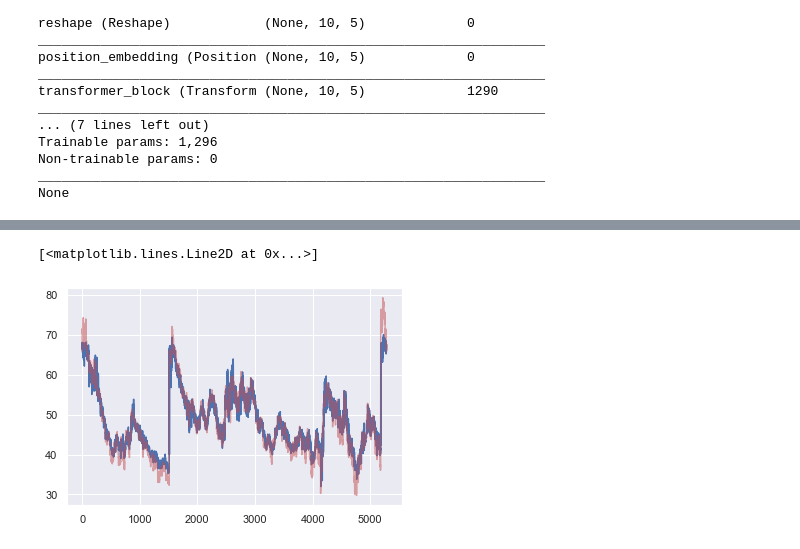
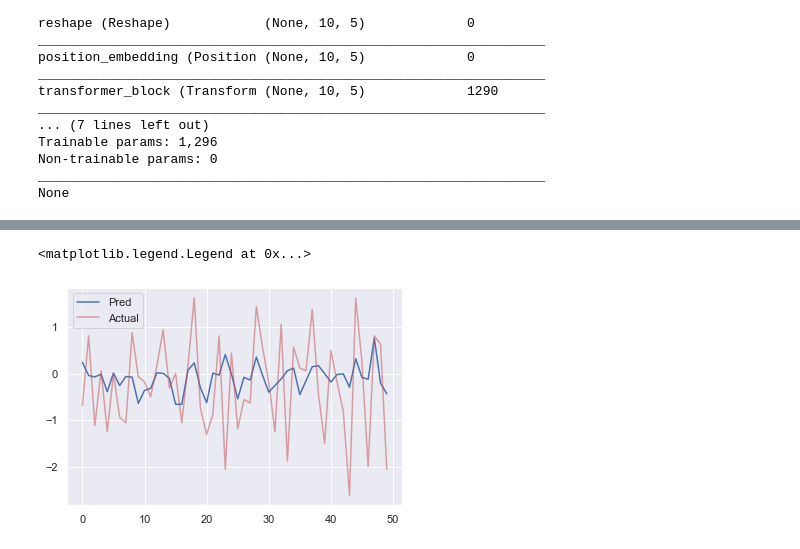
Before and after one commit to EnriqueNueve/TF_Toolbox, a Jupyter notebook: TransformerBlock_2.5.0/TransformerExample.ipynb, the cells around one changed output, grey strips where cells are left out. Cells and saved outputs as stored; diff of their text form; code cells hidden in the pictures.

```diff
--- a/TransformerBlock_2.5.0/TransformerExample.ipynb
+++ b/TransformerBlock_2.5.0/TransformerExample.ipynb
@@ -117,8 +117,8 @@ N_TEST = 100
 BATCH_SIZE = 12
 N_INPUT = 50
 
-train_series = df['1. open'].iloc[:].values
-test_series = df['1. open'].iloc[N_TEST:].values
+train_series = df['1. open'].diff().iloc[1:].values
+test_series = df['1. open'].diff().iloc[-N_TEST:].values
 
 train_generator = TimeseriesGenerator(train_series, train_series, length=N_INPUT , batch_size=BATCH_SIZE)
 test_generator = TimeseriesGenerator(test_series, test_series, length=N_INPUT , batch_size=BATCH_SIZE)
@@ -167,8 +167,9 @@ Epoch 100/100
 # %%
 yh = model.predict(test_generator)
 # %%
-plt.plot(range(0,yh.shape[0]),yh.flatten())
-plt.plot(range(0,yh.shape[0]),test_series.flatten()[test_series.shape[0]-yh.shape[0]:],color='r',alpha=.5)
+plt.plot(range(0,yh.shape[0]),yh.flatten(),label='Pred')
+plt.plot(range(0,yh.shape[0]),test_series.flatten()[test_series.shape[0]-yh.shape[0]:],color='r',label='Actual',alpha=.5)
+plt.legend()
 # %% [output]
-[<matplotlib.lines.Line2D at 0x...>]
+<matplotlib.legend.Legend at 0x...>
-[figure, old version]
+[figure, new version]
```
Also changed, not shown: parts of 2 cells of this notebook.
